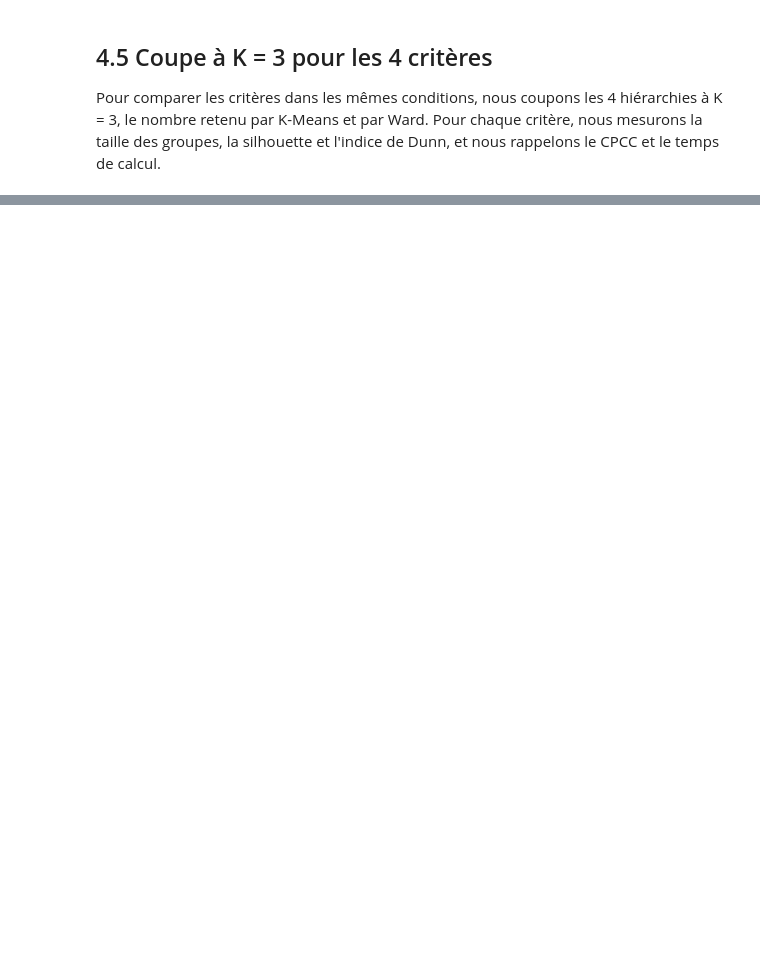
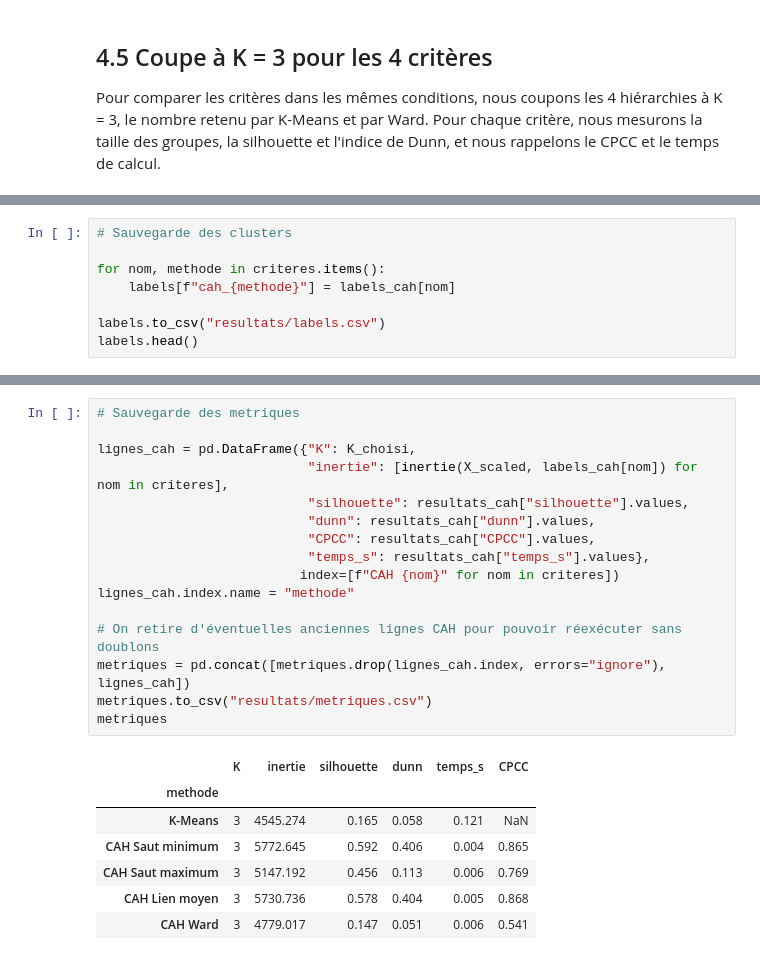
Before and after one commit to CedricKonkobo/Clustering-d-analyses-sanguines, a Jupyter notebook: 02_cah.ipynb, the cells around one changed output, grey strips where cells are left out. Drawn from its saved outputs; the diff is of its cells as text; blank space fills up the shorter version.

```diff
--- a/02_cah.ipynb
+++ b/02_cah.ipynb
@@ -340,0 +443,8 @@ resultats_cah
+# %%
+# Sauvegarde des clusters
+
+for nom, methode in criteres.items():
+    labels[f"cah_{methode}"] = labels_cah[nom]
+
+labels.to_csv("resultats/labels.csv")
+labels.head()
@@ -340,0 +458,24 @@ resultats_cah
+# %%
+# Sauvegarde des metriques
+
+lignes_cah = pd.DataFrame({"K": K_choisi,
+                           "inertie": [inertie(X_scaled, labels_cah[nom]) for nom in criteres],
+                           "silhouette": resultats_cah["silhouette"].values,
+                           "dunn": resultats_cah["dunn"].values,
+                           "CPCC": resultats_cah["CPCC"].values,
+                           "temps_s": resultats_cah["temps_s"].values},
+                          index=[f"CAH {nom}" for nom in criteres])
+lignes_cah.index.name = "methode"
+
+# On retire d'éventuelles anciennes lignes CAH pour pouvoir réexécuter sans doublons
+metriques = pd.concat([metriques.drop(lignes_cah.index, errors="ignore"), lignes_cah])
+metriques.to_csv("resultats/metriques.csv")
+metriques
+# %% [output]
+|  | K | inertie | silhouette | dunn | temps_s | CPCC |
+| methode |  |  |  |  |  |  |
+| K-Means | 3 | 4545.274 | 0.165 | 0.058 | 0.121 | NaN |
+| CAH Saut minimum | 3 | 5772.645 | 0.592 | 0.406 | 0.004 | 0.865 |
+| CAH Saut maximum | 3 | 5147.192 | 0.456 | 0.113 | 0.006 | 0.769 |
+| CAH Lien moyen | 3 | 5730.736 | 0.578 | 0.404 | 0.005 | 0.868 |
+| CAH Ward | 3 | 4779.017 | 0.147 | 0.051 | 0.006 | 0.541 |
```
Also changed, not shown: parts of 21 cells of this notebook, 8 other files.
